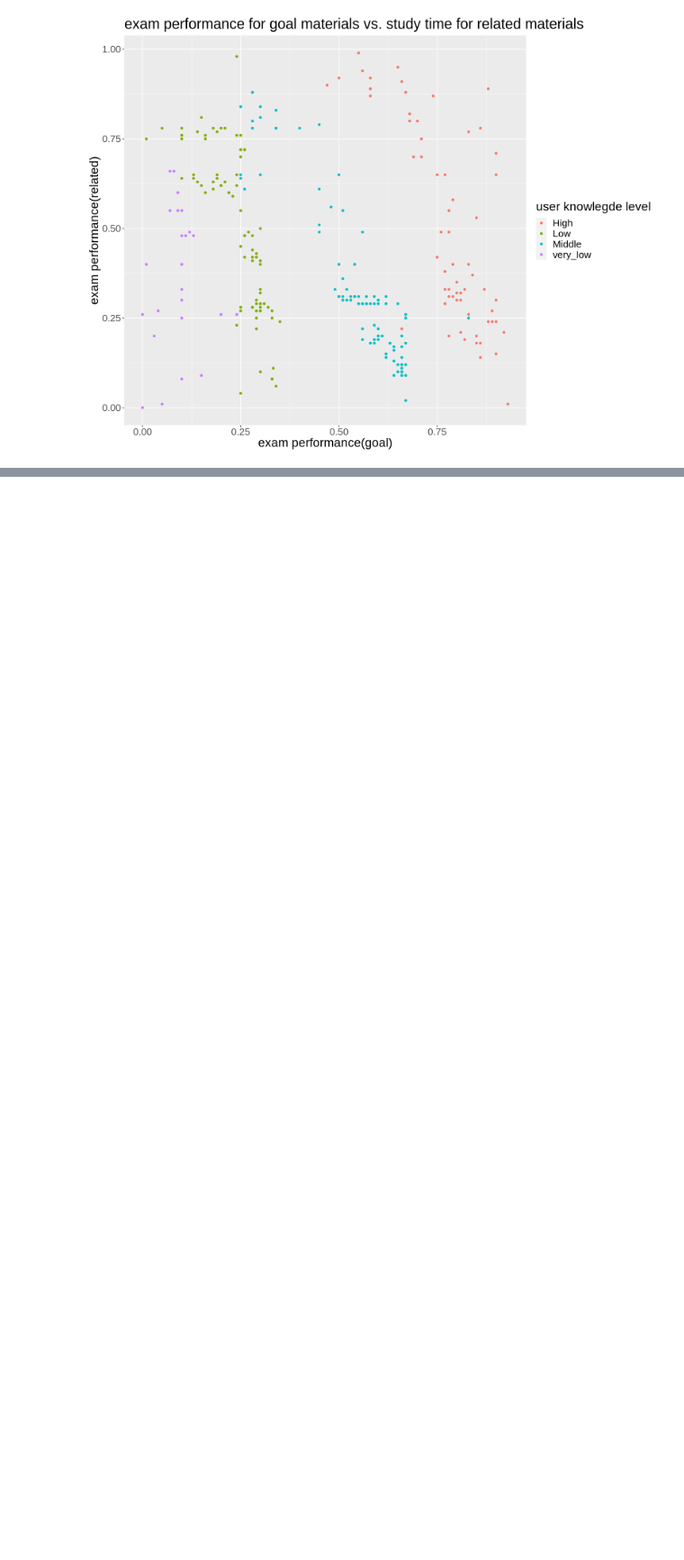
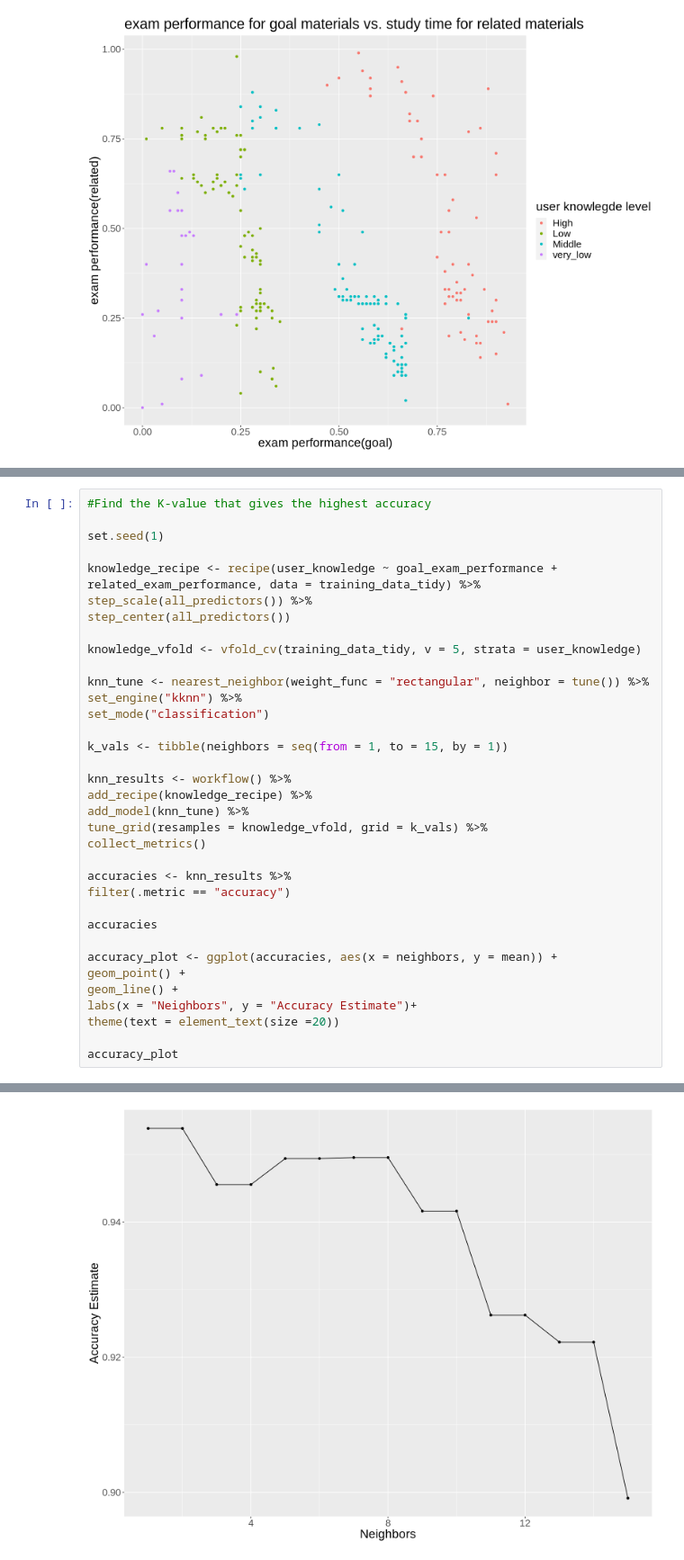
Before and after one commit to AmyChen354/Group-Project, a Jupyter notebook: project proposal.ipynb, the cells around one changed output, grey strips where cells are left out. Shown: that part at 90% size. Drawn from its saved outputs; the diff is of its cells as text; blank space fills up the shorter version.

Commit message:
Find best K-value

```diff
--- a/project proposal.ipynb
+++ b/project proposal.ipynb
@@ -154,0 +157,36 @@ plot
+# %%
+#Find the K-value that gives the highest accuracy
+
+set.seed(1)
+
+knowledge_recipe <- recipe(user_knowledge ~ goal_exam_performance + related_exam_performance, data = training_data_tidy) %>%
+step_scale(all_predictors()) %>%
+step_center(all_predictors())
+
+knowledge_vfold <- vfold_cv(training_data_tidy, v = 5, strata = user_knowledge)
+
+knn_tune <- nearest_neighbor(weight_func = "rectangular", neighbor = tune()) %>%
+set_engine("kknn") %>%
+set_mode("classification")
+
+k_vals <- tibble(neighbors = seq(from = 1, to = 15, by = 1))
+
+knn_results <- workflow() %>%
+add_recipe(knowledge_recipe) %>%
+add_model(knn_tune) %>%
+tune_grid(resamples = knowledge_vfold, grid = k_vals) %>%
+collect_metrics()
+
+accuracies <- knn_results %>%
+filter(.metric == "accuracy")
+
+accuracies
+
+accuracy_plot <- ggplot(accuracies, aes(x = neighbors, y = mean)) +
+geom_point() +
+geom_line() +
+labs(x = "Neighbors", y = "Accuracy Estimate")+
+theme(text = element_text(size =20))
+
+accuracy_plot
+# %% [output]
@@ -154,0 +204 @@ plot
+[figure, added]
```
Also changed, not shown: parts of 3 cells of this notebook.
